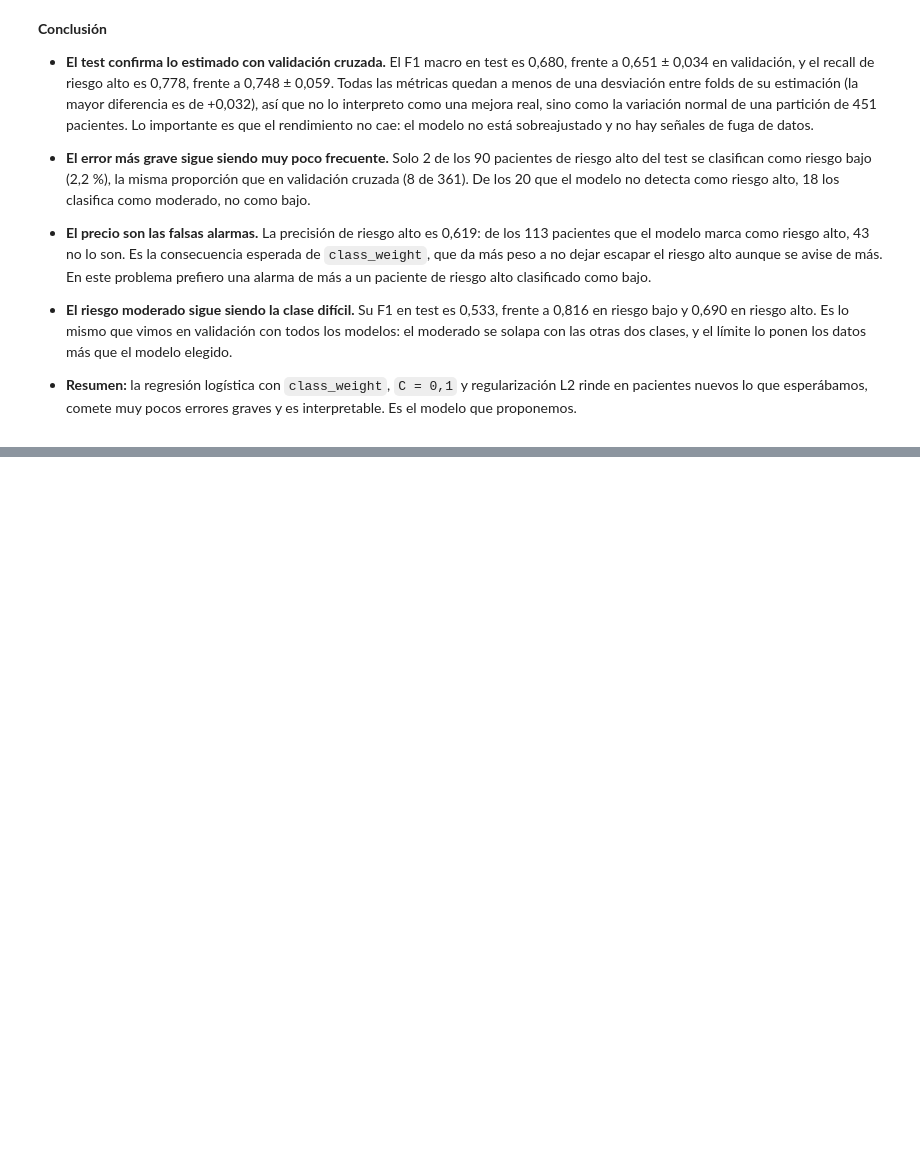
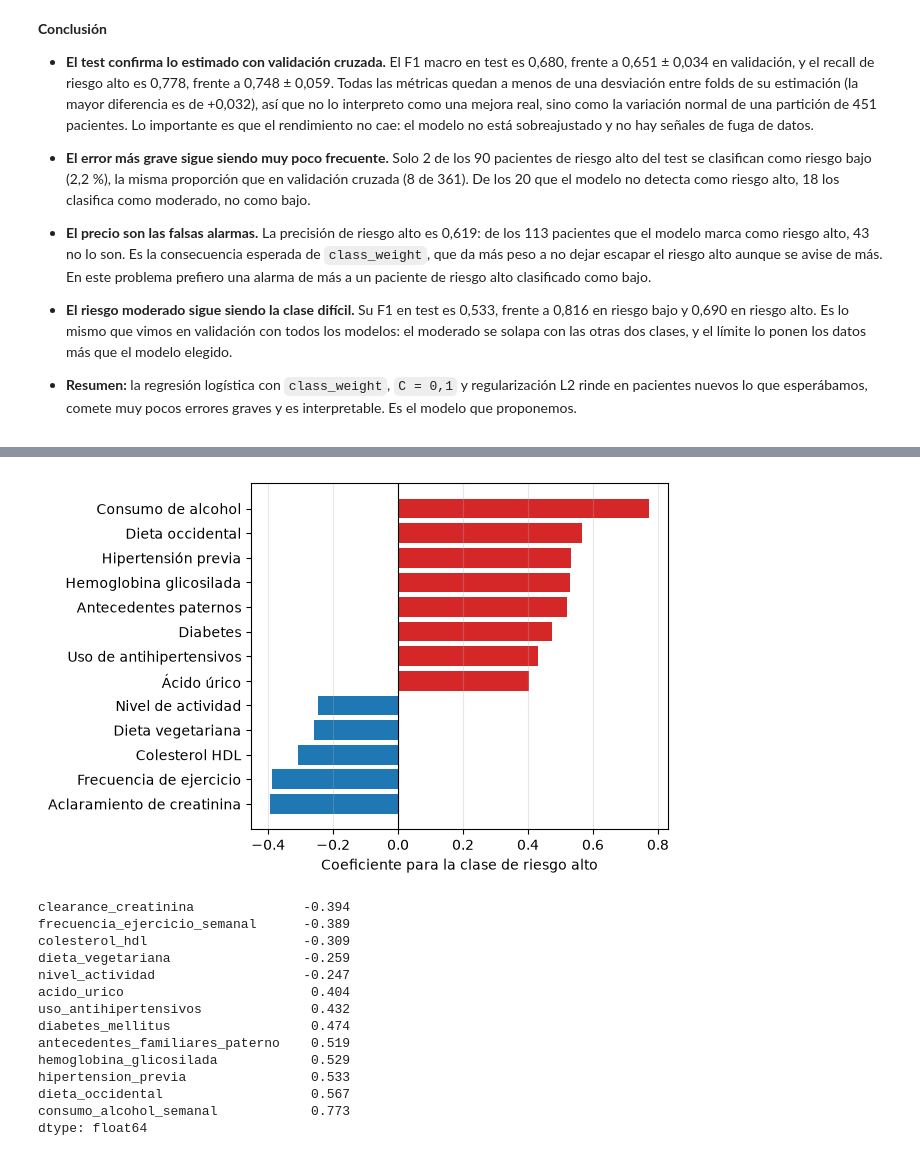
Before and after one commit to enzocastrozn/machine_learning, a Jupyter notebook: src/comparacion_final.ipynb, the cells around one changed output, grey strips where cells are left out. Saved outputs shown, nothing was run; the diff lists cells and outputs as text; code cells hidden in the pictures; blank space fills up the shorter version.

```diff
--- a/src/comparacion_final.ipynb
+++ b/src/comparacion_final.ipynb
@@ -357,0 +388,42 @@ resultados.to_csv(mod.RUTA_RESULTADOS / "comparacion_final.csv")
+# %%
+# coeficientes de la clase de riesgo alto: las 8 variables que más lo suben y las 5 que más lo bajan
+nombres_variables = {
+    "consumo_alcohol_semanal": "Consumo de alcohol", "dieta_occidental": "Dieta occidental",
+    "hipertension_previa": "Hipertensión previa", "hemoglobina_glicosilada": "Hemoglobina glicosilada",
+    "antecedentes_familiares_paterno": "Antecedentes paternos", "diabetes_mellitus": "Diabetes",
+    "uso_antihipertensivos": "Uso de antihipertensivos", "acido_urico": "Ácido úrico",
+    "clearance_creatinina": "Aclaramiento de creatinina", "frecuencia_ejercicio_semanal": "Frecuencia de ejercicio",
+    "colesterol_hdl": "Colesterol HDL", "dieta_vegetariana": "Dieta vegetariana",
+    "nivel_actividad": "Nivel de actividad", "horas_sueno_diarias": "Horas de sueño",
+}
+logistica = modelo_final.named_steps["modelo"]
+variables = modelo_final.named_steps["preprocesado"].get_feature_names_out()
+coef_alto = pd.Series(logistica.coef_[2], index=[v.split("__", 1)[1] for v in variables])   # fila 2 = riesgo alto
+seleccion = pd.concat([coef_alto.nlargest(8), coef_alto.nsmallest(5)]).sort_values()
+plt.figure(figsize=(6.5, 4.2))
+plt.barh([nombres_variables.get(v, v) for v in seleccion.index], seleccion,
+         color=["tab:red" if c > 0 else "tab:blue" for c in seleccion])
+plt.axvline(0, color="black", linewidth=0.8)
+plt.xlabel("Coeficiente para la clase de riesgo alto")
+plt.grid(axis="x", alpha=0.3)
+plt.tight_layout()
+plt.savefig(RUTA_FIGURAS / "coeficientes_logistica.pdf", bbox_inches="tight")
+plt.savefig(RUTA_FIGURAS / "coeficientes_logistica.png", dpi=110, bbox_inches="tight")
+plt.show()
+print(seleccion.round(3))
+# %% [output]
+[figure, added]
+clearance_creatinina              -0.394
+frecuencia_ejercicio_semanal      -0.389
+colesterol_hdl                    -0.309
+dieta_vegetariana                 -0.259
+nivel_actividad                   -0.247
+acido_urico                        0.404
+uso_antihipertensivos              0.432
+diabetes_mellitus                  0.474
+antecedentes_familiares_paterno    0.519
+hemoglobina_glicosilada            0.529
+hipertension_previa                0.533
+dieta_occidental                   0.567
+consumo_alcohol_semanal            0.773
+dtype: float64
```
Also changed, not shown: parts of 3 cells of this notebook, 7 other files.
